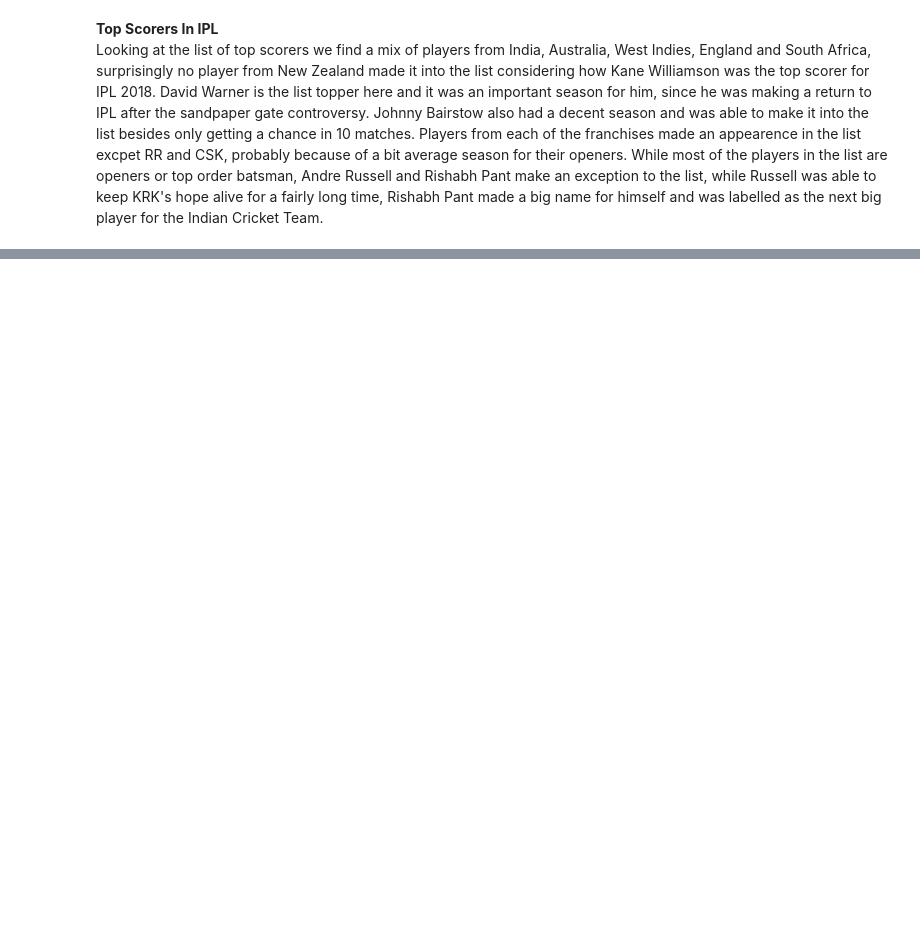
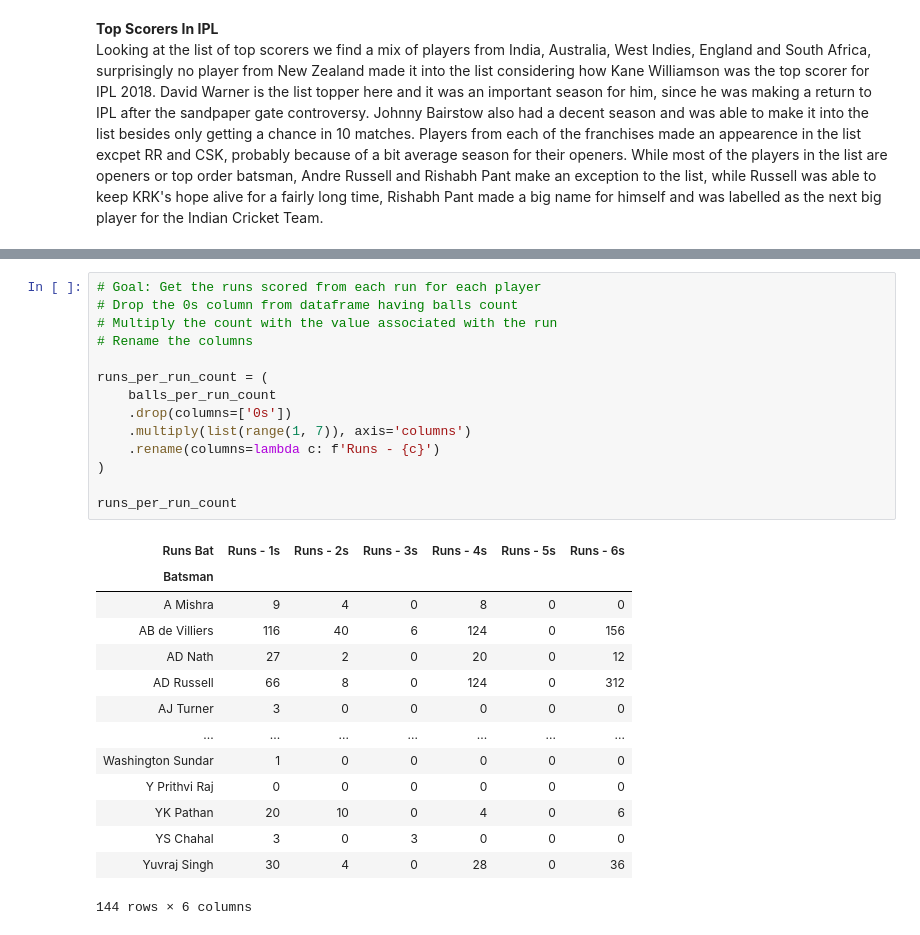
Before and after one commit to anikait1/IPL2019Analysis, a Jupyter notebook: BatsmanAnalysis.ipynb, the cells around one changed output, grey strips where cells are left out. Cells and saved outputs as stored; diff of their text form; blank space fills up the shorter version.

```diff
--- a/BatsmanAnalysis.ipynb
+++ b/BatsmanAnalysis.ipynb
@@ -112,0 +95,29 @@ array([[<matplotlib.axes._subplots.AxesSubplot object at 0x...>,
+# %%
+# Goal: Get the runs scored from each run for each player
+# Drop the 0s column from dataframe having balls count
+# Multiply the count with the value associated with the run
+# Rename the columns
+
+runs_per_run_count = (
+    balls_per_run_count
+    .drop(columns=['0s'])
+    .multiply(list(range(1, 7)), axis='columns')
+    .rename(columns=lambda c: f'Runs - {c}')
+)
+
+runs_per_run_count
+# %% [output]
+| Runs Bat | Runs - 1s | Runs - 2s | Runs - 3s | Runs - 4s | Runs - 5s | Runs - 6s |
+| Batsman |  |  |  |  |  |  |
+| A Mishra | 9 | 4 | 0 | 8 | 0 | 0 |
+| AB de Villiers | 116 | 40 | 6 | 124 | 0 | 156 |
+| AD Nath | 27 | 2 | 0 | 20 | 0 | 12 |
+| AD Russell | 66 | 8 | 0 | 124 | 0 | 312 |
+| AJ Turner | 3 | 0 | 0 | 0 | 0 | 0 |
+| ... | ... | ... | ... | ... | ... | ... |
+| Washington Sundar | 1 | 0 | 0 | 0 | 0 | 0 |
+| Y Prithvi Raj | 0 | 0 | 0 | 0 | 0 | 0 |
+| YK Pathan | 20 | 10 | 0 | 4 | 0 | 6 |
+| YS Chahal | 3 | 0 | 3 | 0 | 0 | 0 |
+| Yuvraj Singh | 30 | 4 | 0 | 28 | 0 | 36 |
+144 rows × 6 columns
```
Also changed, not shown: parts of 15 cells of this notebook.
